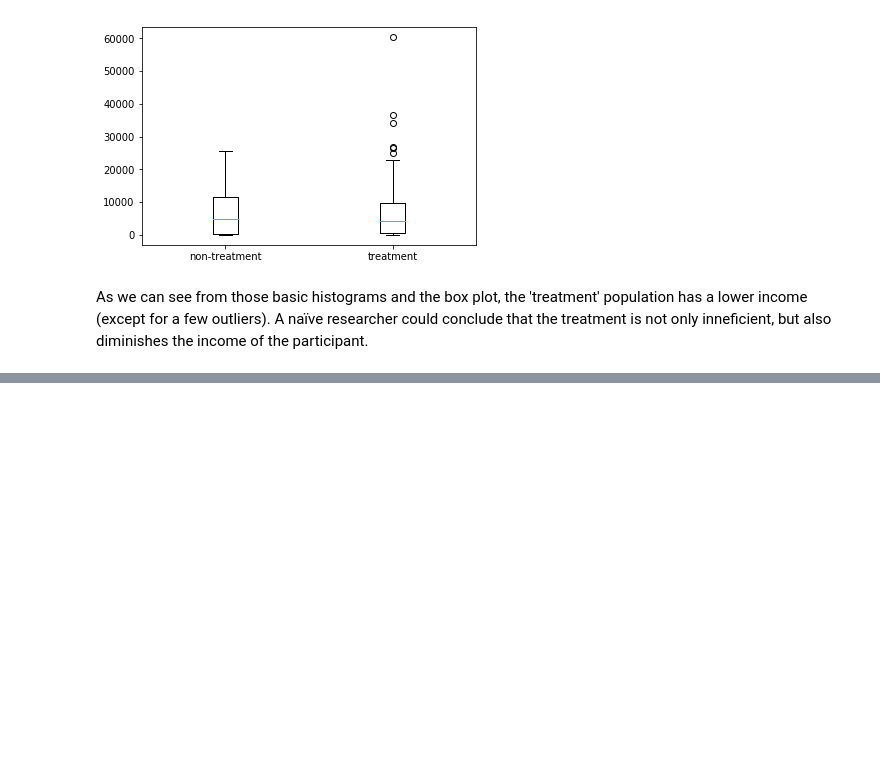
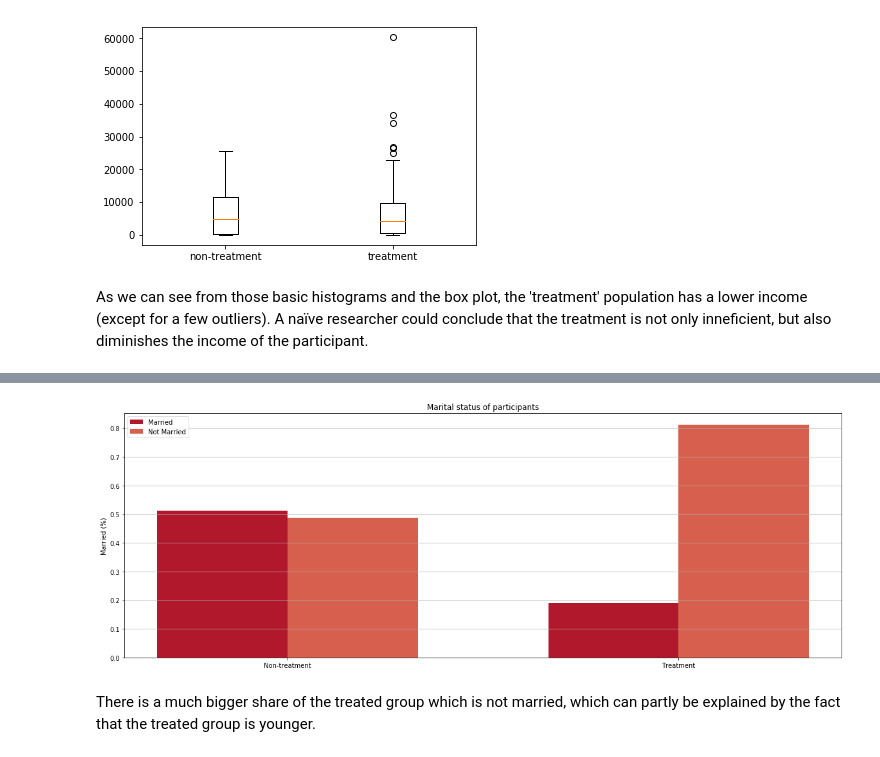
Before and after one commit to RadoslawDryzner/LeRepoDuGuerrier, a Jupyter notebook: Homework04/Homework 4.ipynb, the cells around one changed output, grey strips where cells are left out. Drawn from its saved outputs; the diff is of its cells as text; code cells hidden in the pictures; blank space fills up the shorter version.

```diff
--- a/Homework04/Homework 4.ipynb
+++ b/Homework04/Homework 4.ipynb
@@ -57,0 +121,31 @@ A naïve researcher could conclude that the treatment is not only inneficient, b
+# %%
+married_non_treatment = len(data[(data.treat == 0) & (data.married == 1)])
+not_married_non_treatment = non_treatment_count - married_non_treatment
+
+married_treatment = len(data[(data.treat == 1) & (data.married == 1)])
+not_married_treatment = treatment_count - married_treatment
+# %%
+width = 1/3
+colors = ['#b2182b','#d6604d']
+fig, ax = plt.subplots(figsize=(20,7))
+pos = list(range(2))
+
+plt.bar(pos, [married_non_treatment / non_treatment_count, married_treatment / treatment_count], width, color=colors[0])
+plt.bar([p + width for p in pos], [not_married_non_treatment / non_treatment_count, not_married_treatment / treatment_count], width, color=colors[1])
+
+ax.set_ylabel('Married (%)')
+
+ax.set_title('Marital status of participants')
+
+ax.set_xticks([p + width/2 for p in pos])
+
+plt.legend(['Married', 'Not Married'], loc='upper left')
+
+ax.set_xticklabels(['Non-treatment', 'Treatment'])
+
+plt.grid(axis='y')
+plt.show()
+# %% [output]
+[figure, added]
+# %% [markdown]
+There is a much bigger share of the treated group which is not married, which can partly be explained by the fact that the treated group is younger.
```
Also changed, not shown: parts of 17 cells of this notebook.
